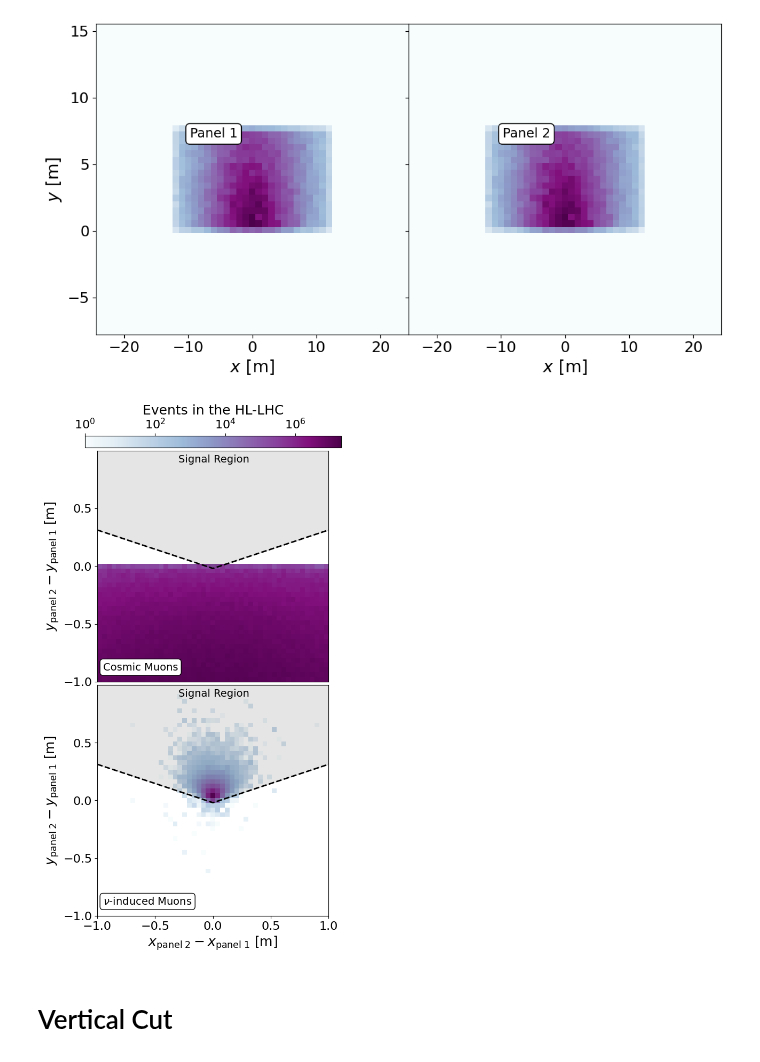
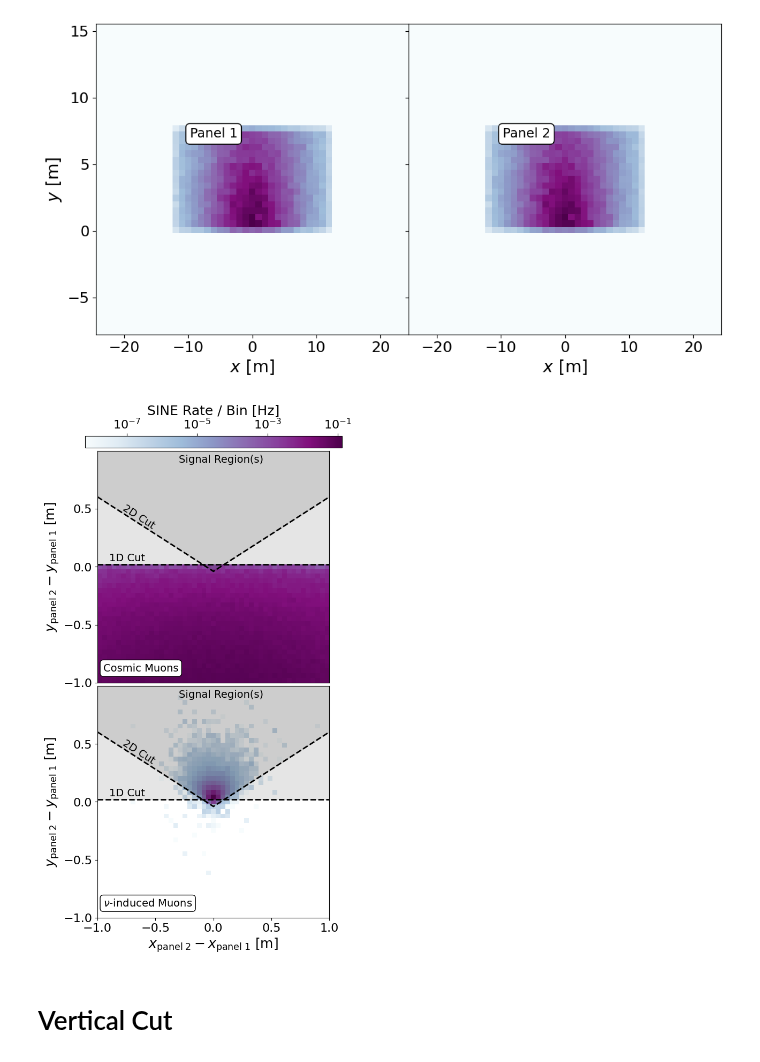
Before and after one commit to nickkamp1/Lake_Geneva_Neutrinos, a Jupyter notebook: Cosmics/SurfaceMuonBackgroundEstimate.ipynb, the cells around one changed output. Drawn from its saved outputs; the diff is of its cells as text; code cells hidden in the pictures.

```diff
--- a/Cosmics/SurfaceMuonBackgroundEstimate.ipynb
+++ b/Cosmics/SurfaceMuonBackgroundEstimate.ipynb
@@ -252,10 +255,11 @@ plt.show()
 [figure]
 [figure]
 # %%
-vertical_cut = -0.02
+vertical_cut_2D = -0.04
 horizontal_cut = 0.05
-opening_angle = 2.5
-cut = "2Dtr"
+opening_angle = 2
+vertical_cut_1D = 0.02
+cuts = ["1D","2Dtr"]
 import matplotlib.gridspec as gridspec
 
 # Create a custom grid layout
@@ -265,57 +269,64 @@ ax0 = fig.add_subplot(gs[1])
 ax1 = fig.add_subplot(gs[2], sharex=ax0)
 cax = fig.add_subplot(gs[0])
 
 cos_map = ax0.hist2d(cosmic_data["horizontal_displacement"],cosmic_data["vertical_displacement"],
-                     bins=np.linspace(-1,1,50),weights=rate/Ngen*n_seconds_HLLHC*np.ones(len(cosmic_data)),
-                     norm=LogNorm(vmin=1,vmax=2e7))
+                     bins=np.linspace(-1,1,50),weights=rate/Ngen*np.ones(len(cosmic_data)),
+                     norm=LogNorm(vmin=1/n_seconds_HLLHC,vmax=2e7/n_seconds_HLLHC))
 nu_map = ax1.hist2d(nu_data["horizontal_displacement"],nu_data["vertical_displacement"],
-                    bins=np.linspace(-1,1,50),weights=nu_dict["weights"],
-                    norm=LogNorm(vmin=1,vmax=2e7))
+                    bins=np.linspace(-1,1,50),weights=np.array(nu_dict["weights"])/n_seconds_HLLHC,
+                    norm=LogNorm(vmin=1/n_seconds_HLLHC,vmax=2e7/n_seconds_HLLHC))
 
-fig.colorbar(nu_map[3], cax=cax, label="Events in the HL-LHC",orientation='horizontal')
+fig.colorbar(nu_map[3], cax=cax, label="SINE Rate / Bin [Hz]",orientation='horizontal')
 cax.xaxis.set_ticks_position('top')
 cax.xaxis.set_label_position('top')
 
-if cut=="1D":
-    xs = [-1,1]
-    ys = [vertical_cut,vertical_cut]
-elif cut=="2Dsq":
-    xs = [-horizontal_cut,-horizontal_cut,horizontal_cut,horizontal_cut]
-    ys = [1,vertical_cut,vertical_cut,1]
-if cut=="2Dtr":
-    xs = [-1,0,1]
-    ys = [1./np.tan(opening_angle/2) + vertical_cut, vertical_cut, 1./np.tan(opening_angle/2) + vertical_cut]
-    for ax in [ax0, ax1]:
-        ax.text(-0.3,0.9,"Signal Region",color="black",alpha=1,fontsize=14)
-else:
-    xs=[]
-    yx=[]
-if xs and ys:
-    for ax in [ax0, ax1]:
-        ax.plot(xs,ys,color="black",ls="--")
-        ax.fill_between(xs,ys,np.ones_like(ys),color="black",alpha=0.1)
+for cut in cuts:
+
+    if cut=="1D":
+        xs = [-1,1]
+        ys = [vertical_cut_1D,vertical_cut_1D]
+        for ax in [ax0,ax1]:
+            ax.text(-0.9,0.05,"1D Cut",fontsize=14,color="black")
+    elif cut=="2Dsq":
+        xs = [-horizontal_cut,-horizontal_cut,horizontal_cut,horizontal_cut]
+        ys = [1,vertical_cut_2D,vertical_cut_2D,1]
+    elif cut=="2Dtr":
+        xs = [-1,0,1]
+        ys = [1./np.tan(opening_angle/2) + vertical_cut_2D, vertical_cut_2D, 1./np.tan(opening_angle/2) + vertical_cut_2D]
+        for ax in [ax0,ax1]:
+            ax.text(-0.8,0.33,"2D Cut",fontsize=14,color="black",rotation=opening_angle/2*180/np.pi - 90)
+
+    else:
+        xs=[]
+        ys=[]
+    if xs and ys:
+        for ax in [ax0, ax1]:
+            ax.plot(xs,ys,color="black",ls="--")
+            ax.fill_between(xs,ys,np.ones_like(ys),color="black",alpha=0.1)
+for ax in [ax0, ax1]:
+            ax.text(-0.3,0.9,"Signal Region(s)",color="black",alpha=1,fontsize=14)
 
 ax0.text(-0.95,-0.9,"Cosmic Muons",fontsize=14,bbox=dict(facecolor='white', edgecolor='black',boxstyle='round'))
 ax1.text(-0.95,-0.9,r"$\nu$-induced Muons",fontsize=14,bbox=dict(facecolor='white', edgecolor='black',boxstyle='round'))
 
 for ax in [ax0, ax1]:
     ax.set_aspect('equal', adjustable='box')
     ax.set_ylabel(r"$y_{\rm panel\;2} - y_{\rm panel\;1}$ [m]")
     ax.set_yticks([-1, -0.5, 0, 0.5])
 
 ax1.set_xlabel(r"$x_{\rm panel\;2} - x_{\rm panel\;1}$ [m]")
 
 # Remove y-axis ticks and labels from ax1
 ax0.tick_params(bottom=False, labelbottom=False)
 
 # Use subplots_adjust instead of tight_layout for better control
 plt.subplots_adjust(left=0.15, right=0.95, bottom=0.1, top=0.85, hspace=0.02)
 
 
 plt.savefig("Figures/PanelDeltaSpatial.pdf",dpi=100)
 plt.show()
 # %% [output]
-[figure, old version]
+[figure, new version]
 # %% [markdown]
 # Vertical Cut
 # %%
```
Also changed, not shown: parts of 5 cells of this notebook, 3 other files.
